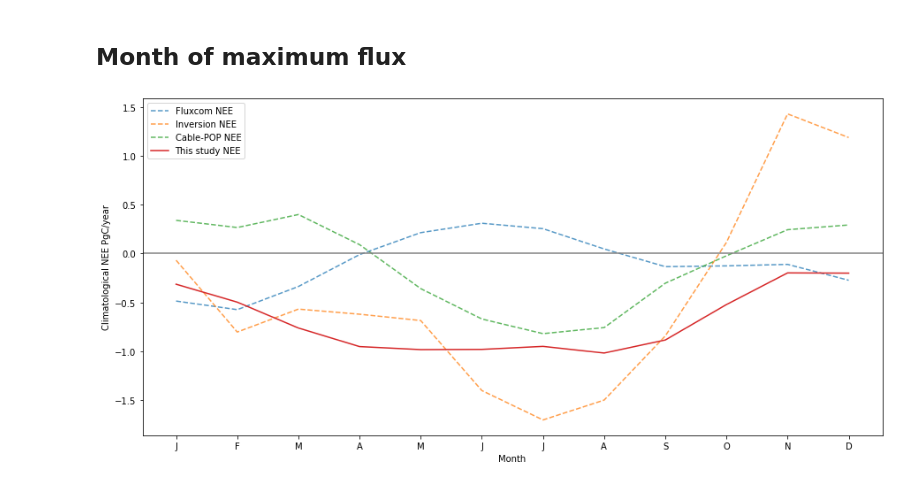
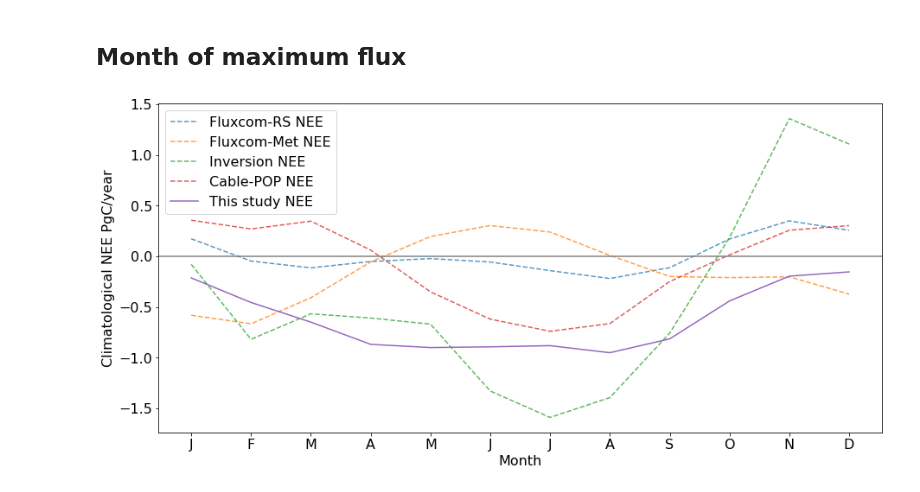
Before and after one commit to cbur24/NEE_modelling, a Jupyter notebook: 6a_Compare_products.ipynb, the cells around one changed output. Cells and saved outputs as stored; diff of their text form; code cells hidden in the pictures.

```diff
--- a/6a_Compare_products.ipynb
+++ b/6a_Compare_products.ipynb
@@ -153,14 +164,23 @@ area_per_pixel = ds.geobox.resolution[1]**2
 ds = ds * area_per_pixel * 1e-15
 ds = ds*12 #convert to Pg/Year (even though monthly timeseries)
 
-ds_upper = ds_upper * area_per_pixel * 1e-15
-ds_upper = ds_upper*12
+# ds_upper = ds_upper * area_per_pixel * 1e-15
+# ds_upper = ds_upper*12
 
-ds_lower = ds_lower * area_per_pixel * 1e-15
-ds_lower = ds_lower*12
+# ds_lower = ds_lower * area_per_pixel * 1e-15
+# ds_lower = ds_lower*12
 
 ds_fc = ds_fc * area_per_pixel * 1e-15
 ds_fc = ds_fc*12
 
+ds_fc_met = ds_fc_met * area_per_pixel * 1e-15
+ds_fc_met = ds_fc_met*12
+
+# cable_gpp = cable_gpp * area_per_pixel * 1e-15
+# cable_gpp= cable_gpp*12
+
 cable_nee = cable_nee * area_per_pixel * 1e-15
 cable_nee = cable_nee*12
+
+cable_nee_pop = cable_nee_pop * area_per_pixel * 1e-15
+cable_nee_pop = cable_nee_pop*12
@@ -175,5 +217,8 @@ trim=True
 if trim:
     ds = ds.sel(time=slice('2003', '2015'))
     ds_fc = ds_fc.sel(time=slice('2003', '2015'))
+    ds_fc_met = ds_fc_met.sel(time=slice('2003', '2015'))
+    cable_nee = cable_nee.sel(time=slice('2003', '2015'))
+    cable_nee_pop = cable_nee_pop['nbp'].sel(time=slice('2003', '2015'))
 # %%
 ds_1d = ds.sum(['x', 'y'])
@@ -302,14 +389,20 @@ ds_clim_mean_annual = ds.resample(time='1Y', label='left', loffset='6M').sum().m
 ds_fc_clim_mean = ds_fc.groupby('time.month').mean()
 ds_fc_clim_mean_annual = ds_fc.resample(time='1Y', label='left', loffset='6M').sum().mean('time')
 
+ds_fc_met_clim_mean = ds_fc_met.groupby('time.month').mean()
+ds_fc_met_clim_mean_annual = ds_fc_met.resample(time='1Y', label='left', loffset='6M').sum().mean('time')
+
 post_clim_mean = post.groupby('time.month').mean()
 post_clim_mean_annual = post.resample(time='1Y', label='left', loffset='6M').sum().mean('time')
 
-cable_clim_mean = cable.groupby('time.month').mean()
-cable_clim_mean_annual = cable.resample(time='1Y', label='left', loffset='6M').sum().mean('time')
+# cable_clim_mean = cable.groupby('time.month').mean()
+# cable_clim_mean_annual = cable.resample(time='1Y', label='left', loffset='6M').sum().mean('time')
 
 cable_nee_clim_mean = cable_nee.groupby('time.month').mean()
 cable_nee_clim_mean_annual = cable_nee.resample(time='1Y', label='left', loffset='6M').sum().mean('time')
+
+cable_nee_pop_clim_mean = cable_nee_pop.groupby('time.month').mean()
+cable_nee_pop_clim_mean_annual = cable_nee_pop.resample(time='1Y', label='left', loffset='6M').sum().mean('time')
 # %%
 # modis_gpp_clim_mean = modis_gpp.groupby('time.month').mean()
 # modis_gpp_clim_mean_annual = modis_gpp.resample(time='1Y', label='left', loffset='6M').sum().mean('time')
@@ -409,6 +516,10 @@ x = ds_clim_mean.month.values
 
 y_fc = ds_fc_clim_mean.where(~mask).sum(['x','y']).values
 x_fc = ds_fc_clim_mean.month.values
+
+y_fc_met = ds_fc_met_clim_mean.where(~mask).sum(['x','y']).values
+x_fc_met = ds_fc_met_clim_mean.month.values
+
 
 y_post = post_clim_mean.sum(['x','y']).values
 x_post = post_clim_mean.month.values
@@ -417,36 +528,42 @@ x_post = post_clim_mean.month.values
 # x_cable = cable_clim_mean.month.values
 
 y_cable_nee = cable_nee_clim_mean.sum(['x','y']).values
 x_cable_nee = cable_nee_clim_mean.month.values
 
+y_cable_nee_pop = cable_nee_pop_clim_mean.sum(['x','y']).values
+x_cable_nee_pop = cable_nee_pop_clim_mean.month.values
+
 # y_modis_gpp = modis_gpp_clim_mean.where(~mask).sum(['x','y']).values
 # x_modis_gpp = modis_gpp_clim_mean.month.values
 
 # y_gosif_gpp = gosif_gpp_clim_mean.where(~mask).sum(['x','y']).values
 # x_gosif_gpp = gosif_gpp_clim_mean.month.values
 
 fig,ax = plt.subplots(1,1, figsize=(15,7))
-ax.plot(x_fc, y_fc, linestyle='--', label='Fluxcom '+var, alpha=0.75)
+ax.plot(x_fc, y_fc, linestyle='--', label='Fluxcom-RS '+var, alpha=0.75)
+ax.plot(x_fc_met, y_fc_met, linestyle='--', label='Fluxcom-Met '+var, alpha=0.75)
 ax.plot(x_post, y_post, linestyle='--', label='Inversion '+var, alpha=0.75)
 # ax.plot(x_cable, y_cable, linestyle='--', label='Cable '+var, alpha=0.75)
-ax.plot(x_cable_nee, y_cable_nee, linestyle='--', label='Cable-POP '+var, alpha=0.75)
+# ax.plot(x_cable_nee, y_cable_nee, linestyle='--', label='Cable-GW '+var, alpha=0.75)
+ax.plot(x_cable_nee_pop, y_cable_nee_pop, linestyle='--', label='Cable-POP '+var, alpha=0.75)
+
 # ax.plot(x_modis_gpp, y_modis_gpp,  linestyle='--', label='MODIS '+var, alpha=0.75)
 # ax.plot(x_gosif_gpp, y_gosif_gpp,  linestyle='--', label='GOSIF '+var, alpha=0.75)
 ax.plot(x, y, label='This study '+var)
 
 ax.axhline(0, c='grey')
 
 # ax.fill_between(x_fc, y_fc-std_fc, y_fc+std_fc, alpha=0.5)
 # ax.fill_between(x, y-std, y+std, alpha=0.5)
 
 ax.legend(loc='upper left')
 # ax.set_title(var+' Climatology')
 ax.set_xlabel('Month')
 ax.set_xticks(range(1,13))
 ax.set_xticklabels(["J","F","M","A","M","J","J","A","S","O","N","D"])
 ax.set_ylabel('Climatological '+var+' PgC/year');
 # %% [output]
-[figure, old version]
+[figure, new version]
 # %%
 if var == 'NEE':
     max_mean_month = allNaN_arg(ds_clim_mean, 'month', 'min')
```
Also changed, not shown: parts of 27 cells of this notebook, 36 other files.
